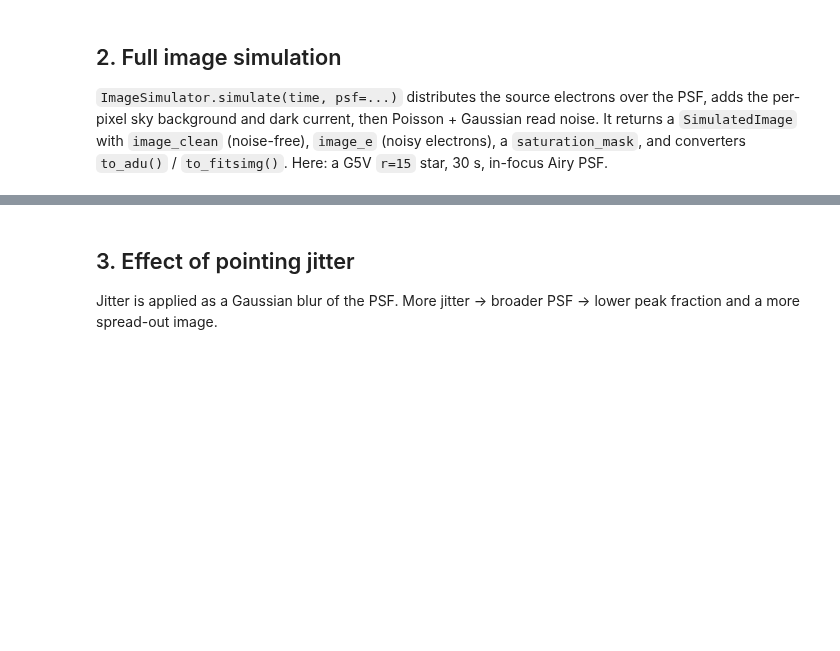
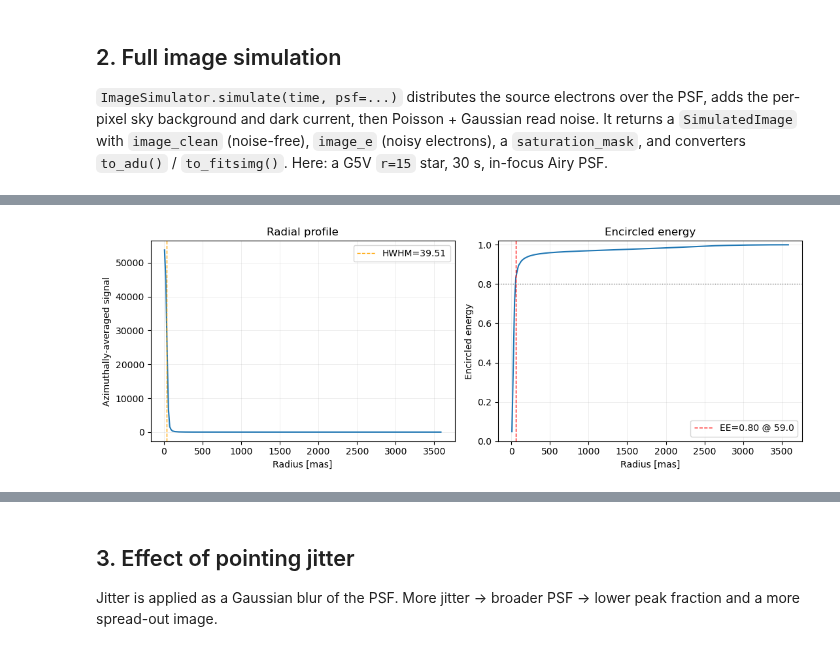
Before and after one commit to schmidt-observatories/wcc-etc, a Jupyter notebook: notebooks/04_psf_and_image_snr.ipynb, the cells around one changed output, grey strips where cells are left out. Cells and saved outputs as stored; diff of their text form; code cells hidden in the pictures; blank space fills up the shorter version.

```diff
--- a/notebooks/04_psf_and_image_snr.ipynb
+++ b/notebooks/04_psf_and_image_snr.ipynb
@@ -102,0 +94,7 @@ saturated pixels      : 13
+# %%
+fig, (axL, axR) = plt.subplots(1, 2, figsize=(11, 4))
+res.plot_radial(ax=axL, units='mas', title='Radial profile')
+res.plot_encircled_energy(ax=axR, units='mas', ee_target=0.8, title='Encircled energy')
+fig.tight_layout(); plt.show()
+# %% [output]
+[figure, added]
```
Also changed, not shown: parts of 5 cells of this notebook, 1 other file.
